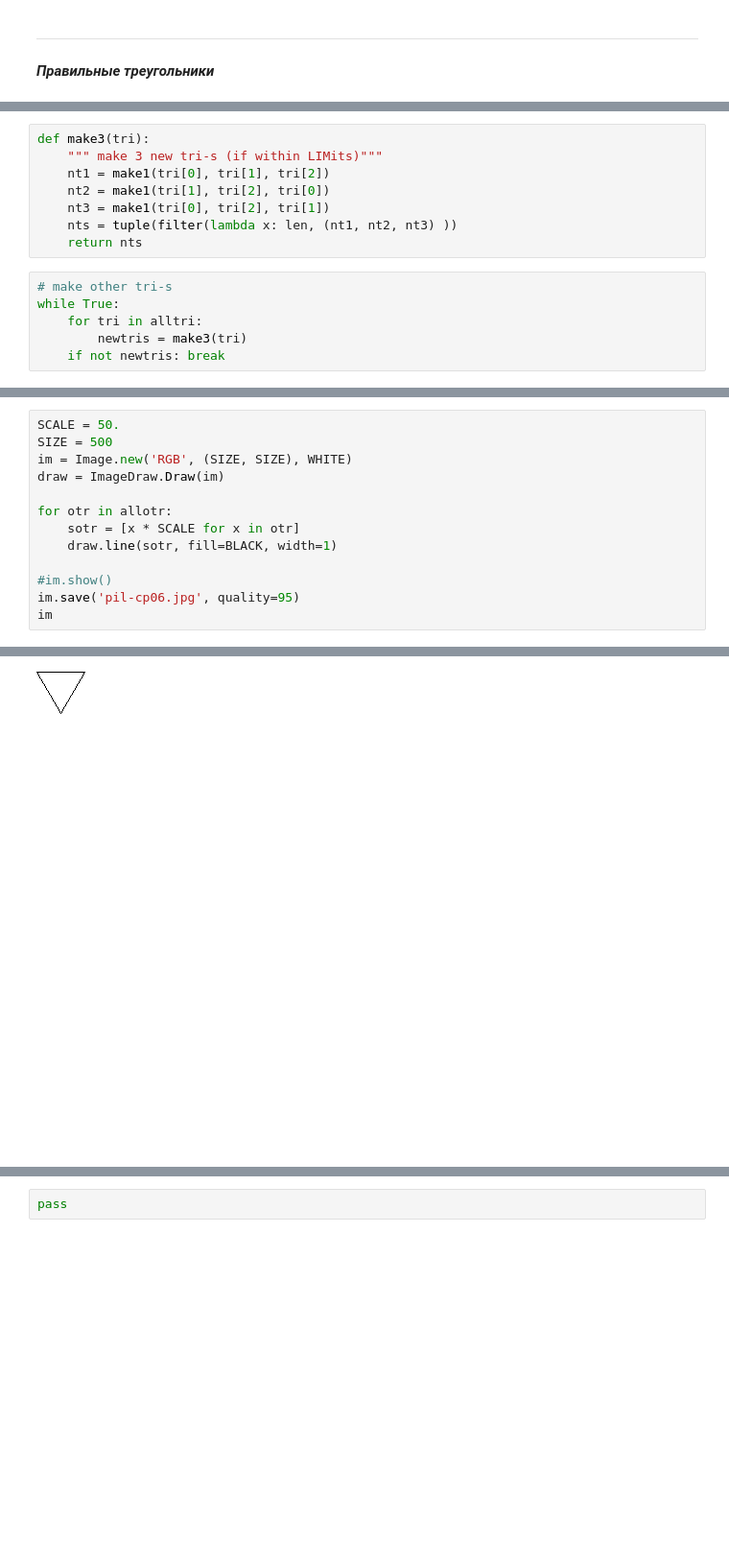
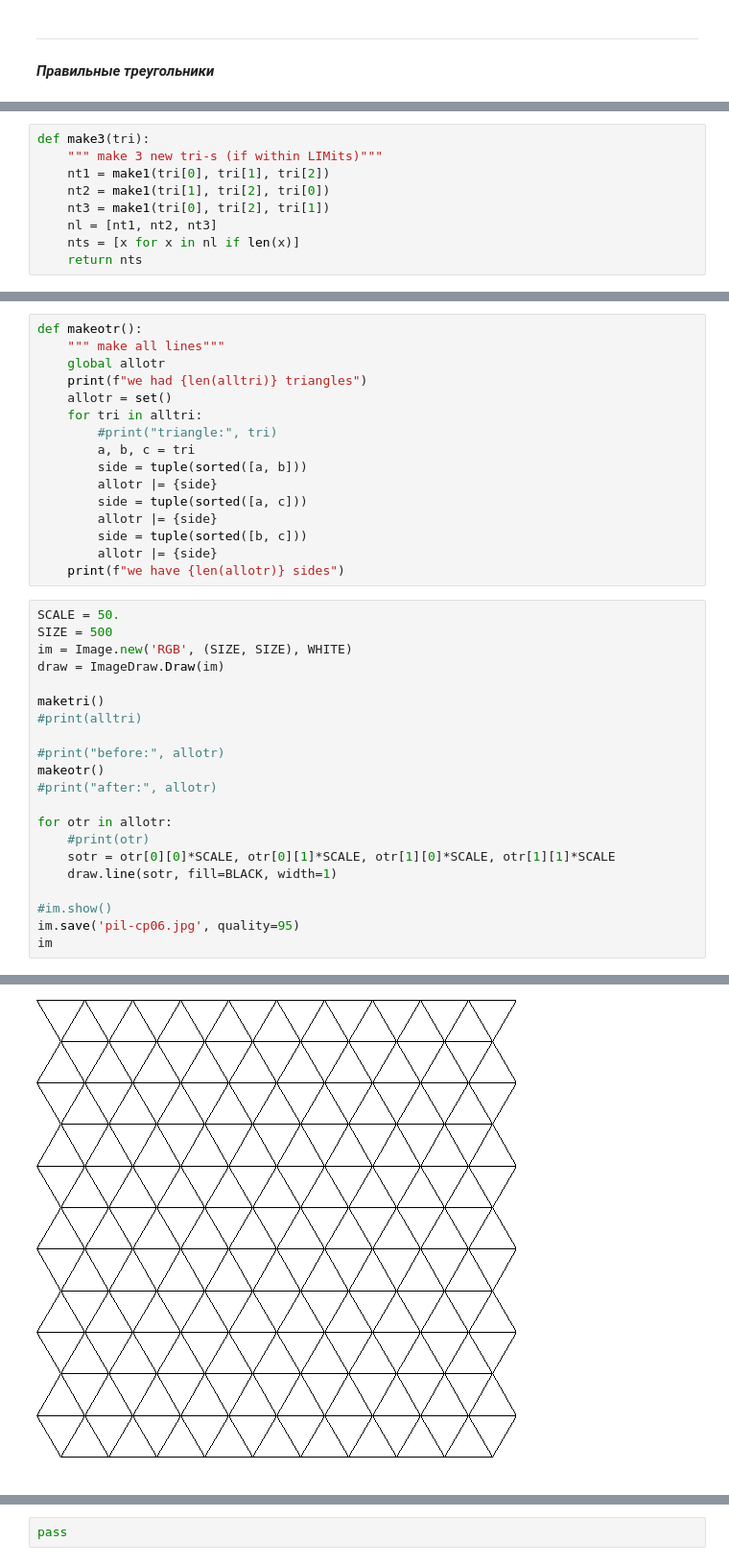
Before and after one commit to mykespb/edu, a Jupyter notebook: condabooks/pystart-graphics-03.ipynb, the cells around one changed output, grey strips where cells are left out. Shown at 96% size. Drawn from its saved outputs; the diff is of its cells as text; blank space fills up the shorter version.

```diff
--- a/condabooks/pystart-graphics-03.ipynb
+++ b/condabooks/pystart-graphics-03.ipynb
@@ -156,11 +193,6 @@ def make3(tri):
     nt1 = make1(tri[0], tri[1], tri[2])
     nt2 = make1(tri[1], tri[2], tri[0])
     nt3 = make1(tri[0], tri[2], tri[1])
-    nts = tuple(filter(lambda x: len, (nt1, nt2, nt3) ))
+    nl = [nt1, nt2, nt3]
+    nts = [x for x in nl if len(x)]
     return nts
-# %%
-# make other tri-s
-while True:
-    for tri in alltri:
-        newtris = make3(tri)
-    if not newtris: break
@@ -167,11 +219,35 @@ while True:
+# %%
+def makeotr():
+    """ make all lines"""
+    global allotr
+    print(f"we had {len(alltri)} triangles")
+    allotr = set()
+    for tri in alltri:
+        #print("triangle:", tri)
+        a, b, c = tri
+        side = tuple(sorted([a, b]))
+        allotr |= {side}
+        side = tuple(sorted([a, c]))
+        allotr |= {side}
+        side = tuple(sorted([b, c]))
+        allotr |= {side}
+    print(f"we have {len(allotr)} sides")
 # %%
 SCALE = 50.
 SIZE = 500
 im = Image.new('RGB', (SIZE, SIZE), WHITE)
 draw = ImageDraw.Draw(im)
 
+maketri()
+#print(alltri)
+
+#print("before:", allotr)
+makeotr()
+#print("after:", allotr)
+
 for otr in allotr:
-    sotr = [x * SCALE for x in otr]
+    #print(otr)
+    sotr = otr[0][0]*SCALE, otr[0][1]*SCALE, otr[1][0]*SCALE, otr[1][1]*SCALE
     draw.line(sotr, fill=BLACK, width=1)
 
 #im.show()
@@ -181,2 +260,2 @@ im
-[figure, old version]
+[figure, new version]
 # %% [markdown]
```
Also changed, not shown: parts of 9 cells of this notebook.
